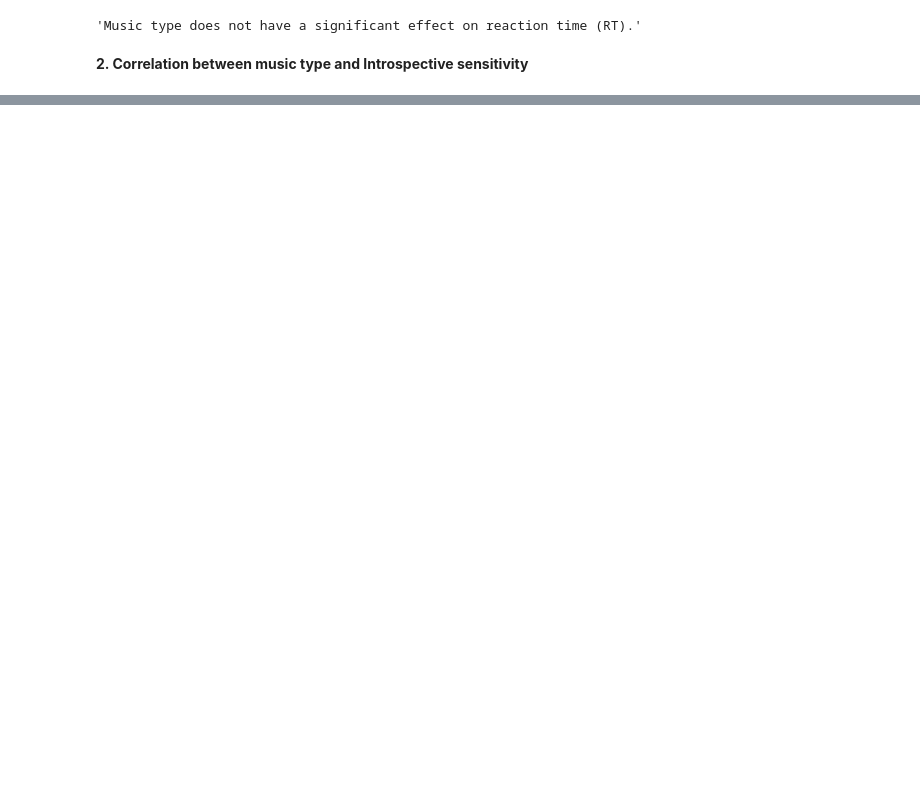
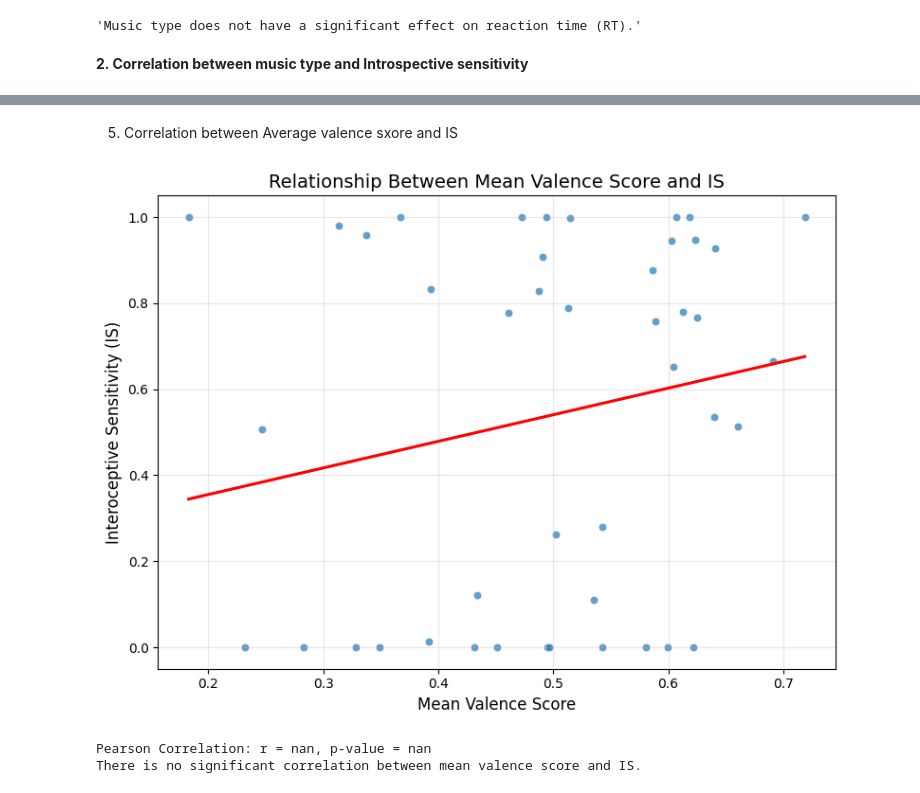
Before and after one commit to OistrakhAleksandra/FinalProject_TheInfluenceOfMusic, a Jupyter notebook: visualization.ipynb, the cells around one changed output, grey strips where cells are left out. Drawn from its saved outputs; the diff is of its cells as text; code cells hidden in the pictures; blank space fills up the shorter version.

```diff
--- a/visualization.ipynb
+++ b/visualization.ipynb
@@ -283,0 +253,63 @@ Residual       3.396306e+00  99.0           NaN     NaN
+# %% [markdown]
+5. Correlation between Average valence sxore and IS
+# %%
+import pandas as pd
+import seaborn as sns
+import matplotlib.pyplot as plt
+from scipy.stats import pearsonr
+
+def analyze_valence_vs_IS(combined_data_file: str):
+    """
+    Analyzes and visualizes the relationship between the average valence score and IS for each participant.
+
+    Parameters:
+        combined_data_file (str): Path to the combined data file containing valence scores and IS.
+
+    Returns:
+        None
+    """
+    # Load data
+    df = pd.read_excel(combined_data_file)
+
+    # Ensure required columns exist
+    required_columns = ['participant_id', 'valence_rating', 'IS']
+    for col in required_columns:
+        if col not in df.columns:
+            raise ValueError(f"Column '{col}' is missing in the input data.")
+
+    # Calculate mean valence rating per participant
+    grouped_data = df.groupby('participant_id').agg(
+        mean_valence=('valence_rating', 'mean'),
+        IS=('IS', 'first')  # Assuming IS is the same for each participant
+    ).reset_index()
+
+    # Scatter plot with regression line
+    plt.figure(figsize=(8, 6))
+    sns.scatterplot(x='mean_valence', y='IS', data=grouped_data, alpha=0.7)
+    sns.regplot(x='mean_valence', y='IS', data=grouped_data, scatter=False, color='red', ci=None)
+    plt.title('Relationship Between Mean Valence Score and IS', fontsize=14)
+    plt.xlabel('Mean Valence Score', fontsize=12)
+    plt.ylabel('Interoceptive Sensitivity (IS)', fontsize=12)
+    plt.grid(alpha=0.3)
+    plt.tight_layout()
+    plt.show()
+
+    # Pearson correlation
+    correlation, p_value = pearsonr(grouped_data['mean_valence'], grouped_data['IS'])
+    print(f"Pearson Correlation: r = {correlation:.2f}, p-value = {p_value:.3e}")
+
+    # Interpret correlation result
+    if p_value < 0.05:
+        print("There is a significant correlation between mean valence score and IS.")
+    else:
+        print("There is no significant correlation between mean valence score and IS.")
+
+# Example usage
+combined_data_file = (
+    r"C:\Users\Home\Desktop\Studies\Phyton\projects 2024-2025\Final_project\data\combined_data_trial.xlsx"
+)
+analyze_valence_vs_IS(combined_data_file)
+# %% [output]
+[figure, added]
+Pearson Correlation: r = nan, p-value = nan
+There is no significant correlation between mean valence score and IS.
```
Also changed, not shown: parts of 11 cells of this notebook.
